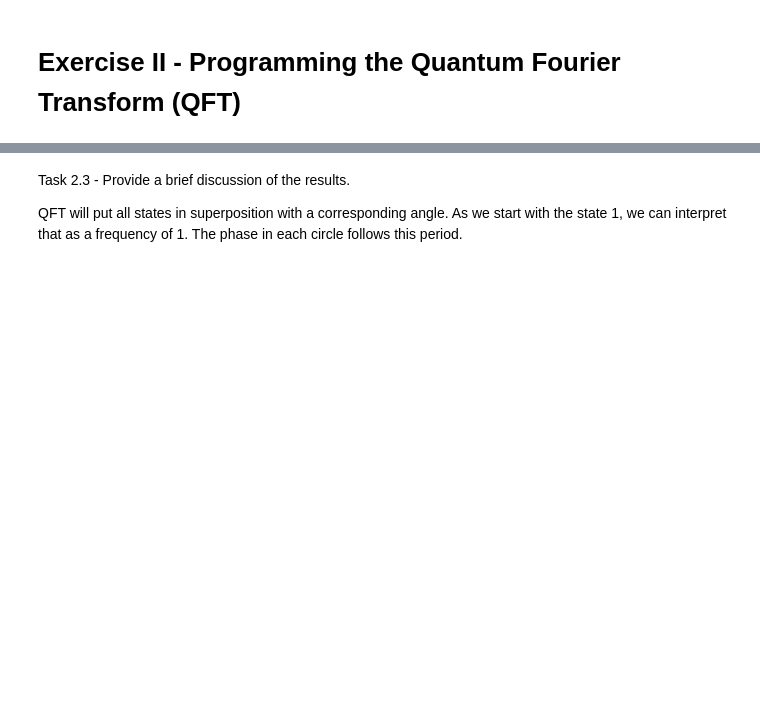
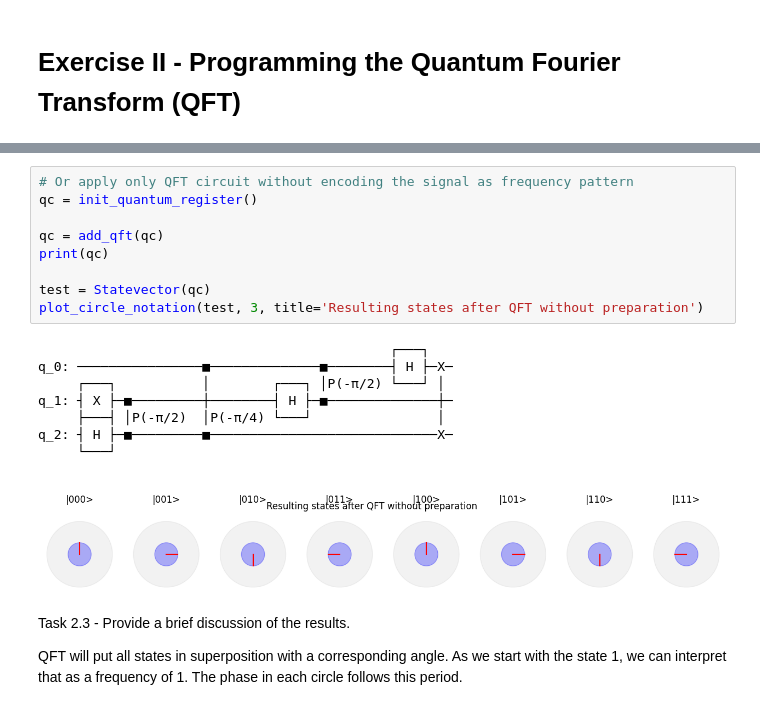
Before and after one commit to ge96lip/Quantum-Computing, a Jupyter notebook: QC_Assignment_3.ipynb, the cells around one changed output, grey strips where cells are left out. Drawn from its saved outputs; the diff is of its cells as text; blank space fills up the shorter version.

```diff
--- a/QC_Assignment_3.ipynb
+++ b/QC_Assignment_3.ipynb
@@ -230,3 +275,21 @@ plot_circle_notation(test, 3, title='Resulting states after QFT')
+# %%
+# Or apply only QFT circuit without encoding the signal as frequency pattern
+qc = init_quantum_register()
+
+qc = add_qft(qc)
+print(qc)
+
+test = Statevector(qc)
+plot_circle_notation(test, 3, title='Resulting states after QFT without preparation')
+# %% [output]
+                                             ┌───┐
+q_0: ────────────────■──────────────■────────┤ H ├─X─
+     ┌───┐           │        ┌───┐ │P(-π/2) └───┘ │
+q_1: ┤ X ├─■─────────┼────────┤ H ├─■──────────────┼─
+     ├───┤ │P(-π/2)  │P(-π/4) └───┘                │
+q_2: ┤ H ├─■─────────■─────────────────────────────X─
+     └───┘
+[figure, added]
 # %% [markdown]
 Task 2.3 - Provide a brief discussion of the results.
 
```
Also changed, not shown: parts of 11 cells of this notebook.
